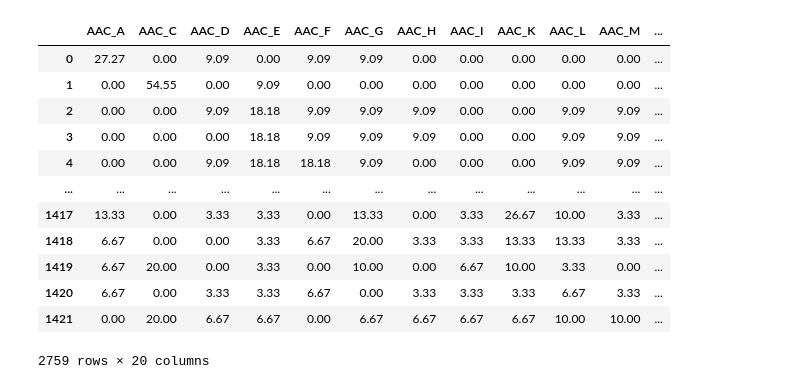
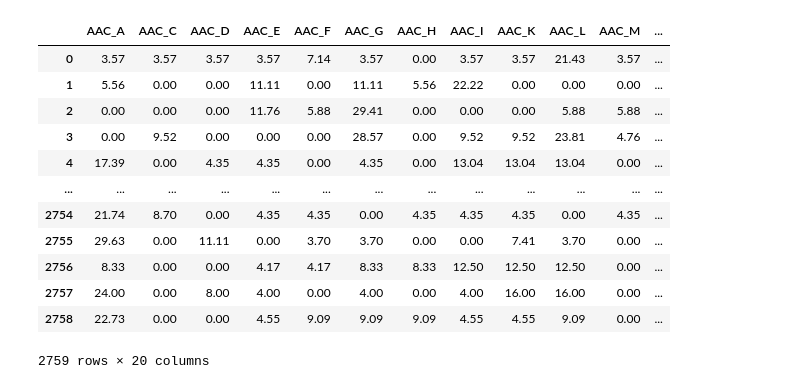
Before and after one commit to jasonchu-dev/Short_AMPs_Predictor, a Jupyter notebook: Untitled.ipynb, the cells around one changed output. Cells and saved outputs as stored; diff of their text form; code cells hidden in the pictures.

```diff
--- a/Untitled.ipynb
+++ b/Untitled.ipynb
@@ -49,20 +50,22 @@ y = [1 for i in range(po_df.index.stop)] + [0 for i in range(ne_df.index.stop)]
 # %%
-X = pd.concat([po_df, ne_df], axis=0)
-X
+X_train = pd.concat([po_df, ne_df], axis=0)
+# shuffle data
+X_train = X_train.sample(frac=1).reset_index(drop=True)
-# %% [output]
-|  | AAC_A | AAC_C | AAC_D | AAC_E | AAC_F | AAC_G | AAC_H | AAC_I | AAC_K | AAC_L | AAC_M | ... |
-| 0 | 27.27 | 0.00 | 9.09 | 0.00 | 9.09 | 9.09 | 0.00 | 0.00 | 0.00 | 0.00 | 0.00 | ... |
-| 1 | 0.00 | 54.55 | 0.00 | 9.09 | 0.00 | 0.00 | 0.00 | 0.00 | 0.00 | 0.00 | 0.00 | ... |
-| 2 | 0.00 | 0.00 | 9.09 | 18.18 | 9.09 | 9.09 | 9.09 | 0.00 | 0.00 | 9.09 | 9.09 | ... |
-| 3 | 0.00 | 0.00 | 0.00 | 18.18 | 9.09 | 9.09 | 9.09 | 0.00 | 0.00 | 9.09 | 9.09 | ... |
-| 4 | 0.00 | 0.00 | 9.09 | 18.18 | 18.18 | 9.09 | 0.00 | 0.00 | 0.00 | 9.09 | 9.09 | ... |
-| ... | ... | ... | ... | ... | ... | ... | ... | ... | ... | ... | ... | ... |
-| 1417 | 13.33 | 0.00 | 3.33 | 3.33 | 0.00 | 13.33 | 0.00 | 3.33 | 26.67 | 10.00 | 3.33 | ... |
-| 1418 | 6.67 | 0.00 | 0.00 | 3.33 | 6.67 | 20.00 | 3.33 | 3.33 | 13.33 | 13.33 | 3.33 | ... |
-| 1419 | 6.67 | 20.00 | 0.00 | 3.33 | 0.00 | 10.00 | 0.00 | 6.67 | 10.00 | 3.33 | 0.00 | ... |
-| 1420 | 6.67 | 0.00 | 3.33 | 3.33 | 6.67 | 0.00 | 3.33 | 3.33 | 3.33 | 6.67 | 3.33 | ... |
-| 1421 | 0.00 | 20.00 | 6.67 | 6.67 | 0.00 | 6.67 | 6.67 | 6.67 | 6.67 | 10.00 | 10.00 | ... |
-2759 rows × 20 columns
-# %%
-# since positive and negative datasets are not balanced, stratify will do that
-X_train, X_test, y_train, y_test = training_split_data(X, y, test_size=0.2, stratify=y)
+# %%
+y_train = X_train['y']
+X_train.drop(columns='y', inplace=True)
+X_train
+# %% [output]
+|  | AAC_A | AAC_C | AAC_D | AAC_E | AAC_F | AAC_G | AAC_H | AAC_I | AAC_K | AAC_L | AAC_M | ... |
+| 0 | 3.57 | 3.57 | 3.57 | 3.57 | 7.14 | 3.57 | 0.00 | 3.57 | 3.57 | 21.43 | 3.57 | ... |
+| 1 | 5.56 | 0.00 | 0.00 | 11.11 | 0.00 | 11.11 | 5.56 | 22.22 | 0.00 | 0.00 | 0.00 | ... |
+| 2 | 0.00 | 0.00 | 0.00 | 11.76 | 5.88 | 29.41 | 0.00 | 0.00 | 0.00 | 5.88 | 5.88 | ... |
+| 3 | 0.00 | 9.52 | 0.00 | 0.00 | 0.00 | 28.57 | 0.00 | 9.52 | 9.52 | 23.81 | 4.76 | ... |
+| 4 | 17.39 | 0.00 | 4.35 | 4.35 | 0.00 | 4.35 | 0.00 | 13.04 | 13.04 | 13.04 | 0.00 | ... |
+| ... | ... | ... | ... | ... | ... | ... | ... | ... | ... | ... | ... | ... |
+| 2754 | 21.74 | 8.70 | 0.00 | 4.35 | 4.35 | 0.00 | 4.35 | 4.35 | 4.35 | 0.00 | 4.35 | ... |
+| 2755 | 29.63 | 0.00 | 11.11 | 0.00 | 3.70 | 3.70 | 0.00 | 0.00 | 7.41 | 3.70 | 0.00 | ... |
+| 2756 | 8.33 | 0.00 | 0.00 | 4.17 | 4.17 | 8.33 | 8.33 | 12.50 | 12.50 | 12.50 | 0.00 | ... |
+| 2757 | 24.00 | 0.00 | 8.00 | 4.00 | 0.00 | 4.00 | 0.00 | 4.00 | 16.00 | 16.00 | 0.00 | ... |
+| 2758 | 22.73 | 0.00 | 0.00 | 4.55 | 9.09 | 9.09 | 9.09 | 4.55 | 4.55 | 9.09 | 0.00 | ... |
+2759 rows × 20 columns
```
Also changed, not shown: parts of 13 cells of this notebook, 1 other file.
